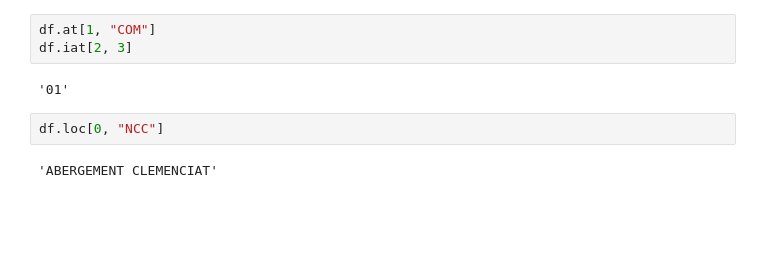
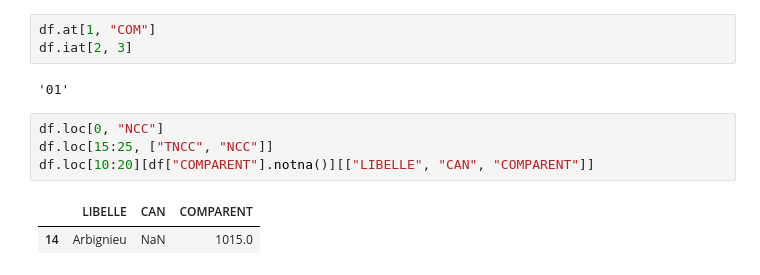
Before and after one commit to alSheiye5h/housing-price-prediction, a Jupyter notebook: jlab/pandas.ipynb, the cells around one changed output. Cells and saved outputs as stored; diff of their text form; blank space fills up the shorter version.

```diff
--- a/jlab/pandas.ipynb
+++ b/jlab/pandas.ipynb
@@ -191,5 +191,8 @@ df.iat[2, 3]
 '01'
 # %%
 df.loc[0, "NCC"]
+df.loc[15:25, ["TNCC", "NCC"]]
+df.loc[10:20][df["COMPARENT"].notna()][["LIBELLE", "CAN", "COMPARENT"]]
 # %% [output]
-'ABERGEMENT CLEMENCIAT'
+|  | LIBELLE | CAN | COMPARENT |
+| 14 | Arbignieu | NaN | 1015.0 |
```
Also changed, not shown: parts of 1 cell of this notebook.
